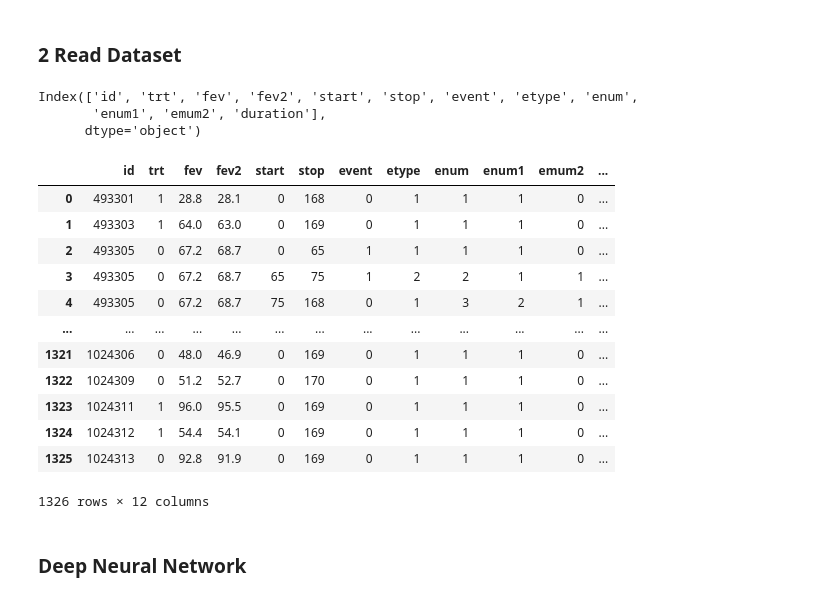
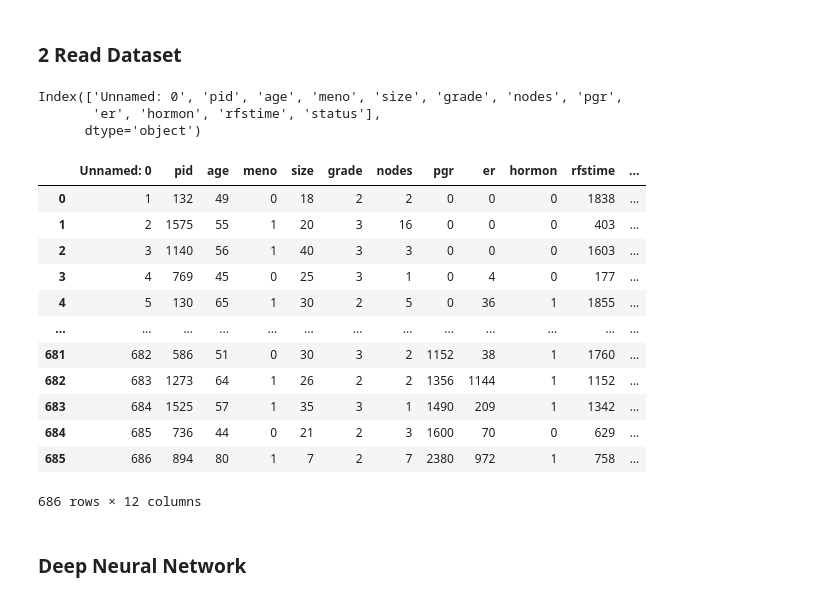
Before and after one commit to MPX0222/PG-Assignments, a Jupyter notebook: JNU-0223/main.ipynb, the cells around one changed output. Drawn from its saved outputs; the diff is of its cells as text; code cells hidden in the pictures.

```diff
--- a/JNU-0223/main.ipynb
+++ b/JNU-0223/main.ipynb
@@ -11,30 +29,41 @@
 import pandas as pd
 import numpy as np
 
-file_path = 'data/rhdnase_data.xlsx'
+file_path = 'data/gbsg.csv'
 
-data_df = pd.read_excel(file_path)
-data_df['duration'] = data_df['stop'] - data_df['start']
+# 数据读取
+if '.csv' in file_path:
+    data_df = pd.read_csv(file_path)
+else:
+    data_df = pd.read_excel(file_path)
+
+# 计算持续时间
+# data_df['duration'] = data_df['stop'] - data_df['start']
 print(data_df.columns)
+
+# 原始数据
+ori_data_df = data_df
+# 用于神经网络的数据
+dnn_data_df = data_df
 # %% [output]
-Index(['id', 'trt', 'fev', 'fev2', 'start', 'stop', 'event', 'etype', 'enum',
-       'enum1', 'emum2', 'duration'],
+Index(['Unnamed: 0', 'pid', 'age', 'meno', 'size', 'grade', 'nodes', 'pgr',
+       'er', 'hormon', 'rfstime', 'status'],
       dtype='object')
-# %%
-data_df
-# %% [output]
-|  | id | trt | fev | fev2 | start | stop | event | etype | enum | enum1 | emum2 | ... |
-| 0 | 493301 | 1 | 28.8 | 28.1 | 0 | 168 | 0 | 1 | 1 | 1 | 0 | ... |
-| 1 | 493303 | 1 | 64.0 | 63.0 | 0 | 169 | 0 | 1 | 1 | 1 | 0 | ... |
-| 2 | 493305 | 0 | 67.2 | 68.7 | 0 | 65 | 1 | 1 | 1 | 1 | 0 | ... |
-| 3 | 493305 | 0 | 67.2 | 68.7 | 65 | 75 | 1 | 2 | 2 | 1 | 1 | ... |
-| 4 | 493305 | 0 | 67.2 | 68.7 | 75 | 168 | 0 | 1 | 3 | 2 | 1 | ... |
-| ... | ... | ... | ... | ... | ... | ... | ... | ... | ... | ... | ... | ... |
-| 1321 | 1024306 | 0 | 48.0 | 46.9 | 0 | 169 | 0 | 1 | 1 | 1 | 0 | ... |
-| 1322 | 1024309 | 0 | 51.2 | 52.7 | 0 | 170 | 0 | 1 | 1 | 1 | 0 | ... |
-| 1323 | 1024311 | 1 | 96.0 | 95.5 | 0 | 169 | 0 | 1 | 1 | 1 | 0 | ... |
-| 1324 | 1024312 | 1 | 54.4 | 54.1 | 0 | 169 | 0 | 1 | 1 | 1 | 0 | ... |
-| 1325 | 1024313 | 0 | 92.8 | 91.9 | 0 | 169 | 0 | 1 | 1 | 1 | 0 | ... |
-1326 rows × 12 columns
+# %%
+dnn_data_df
+# %% [output]
+|  | Unnamed: 0 | pid | age | meno | size | grade | nodes | pgr | er | hormon | rfstime | ... |
+| 0 | 1 | 132 | 49 | 0 | 18 | 2 | 2 | 0 | 0 | 0 | 1838 | ... |
+| 1 | 2 | 1575 | 55 | 1 | 20 | 3 | 16 | 0 | 0 | 0 | 403 | ... |
+| 2 | 3 | 1140 | 56 | 1 | 40 | 3 | 3 | 0 | 0 | 0 | 1603 | ... |
+| 3 | 4 | 769 | 45 | 0 | 25 | 3 | 1 | 0 | 4 | 0 | 177 | ... |
+| 4 | 5 | 130 | 65 | 1 | 30 | 2 | 5 | 0 | 36 | 1 | 1855 | ... |
+| ... | ... | ... | ... | ... | ... | ... | ... | ... | ... | ... | ... | ... |
+| 681 | 682 | 586 | 51 | 0 | 30 | 3 | 2 | 1152 | 38 | 1 | 1760 | ... |
+| 682 | 683 | 1273 | 64 | 1 | 26 | 2 | 2 | 1356 | 1144 | 1 | 1152 | ... |
+| 683 | 684 | 1525 | 57 | 1 | 35 | 3 | 1 | 1490 | 209 | 1 | 1342 | ... |
+| 684 | 685 | 736 | 44 | 0 | 21 | 2 | 3 | 1600 | 70 | 0 | 629 | ... |
+| 685 | 686 | 894 | 80 | 1 | 7 | 2 | 7 | 2380 | 972 | 1 | 758 | ... |
+686 rows × 12 columns
 # %% [markdown]
 ### Deep Neural Network
```
Also changed, not shown: parts of 5 cells of this notebook, 1 other file.
